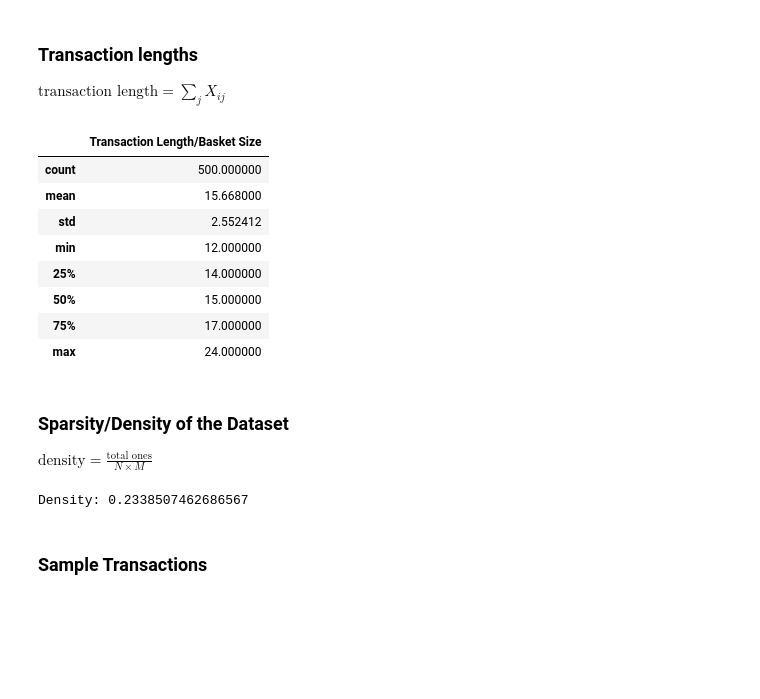
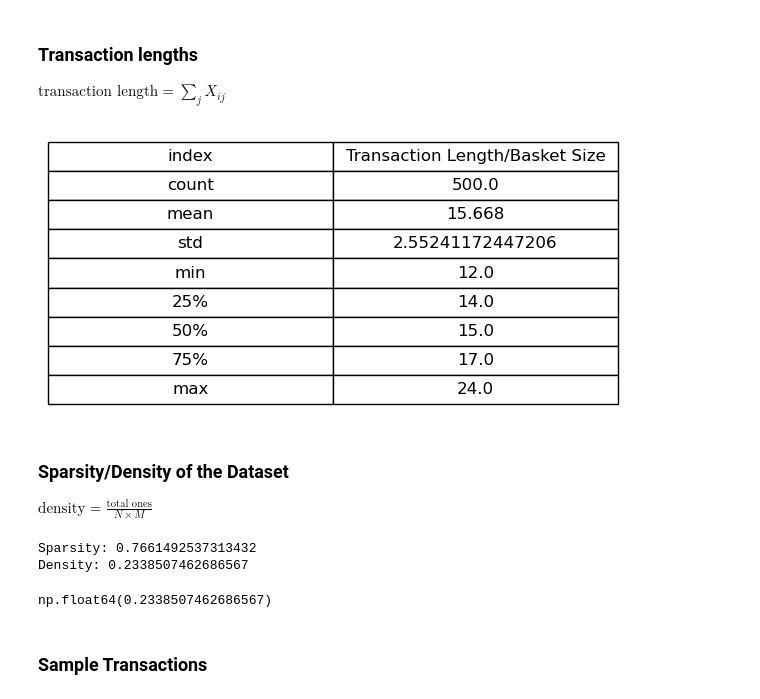
Before and after one commit to RazielLluch/CSC172-AssociationMining-Lluch, a Jupyter notebook: data_analysis.ipynb, the cells around one changed output. Saved outputs shown, nothing was run; the diff lists cells and outputs as text; code cells hidden in the pictures; blank space fills up the shorter version.

```diff
--- a/data_analysis.ipynb
+++ b/data_analysis.ipynb
@@ -36,6 +37,39 @@ df = pp.preprocess_pipeline(r"Updated_Gaming_Survey_Responses.xlsx")
 [INFO] Preprocessing pipeline complete.
 # %%
 df.to_csv('data/processed_data.csv', index=False)
+# %%
+def dataframe_to_png(
+    df,
+    output_path="table.png",
+    figsize=(10, 4),
+    font_size=12,
+    show=True,
+    include_index=False
+):
+    if include_index:
+        df = df.reset_index()
+
+    fig, ax = plt.subplots(figsize=figsize)
+    ax.axis('off')
+
+    table = ax.table(
+        cellText=df.values,
+        colLabels=df.columns,
+        loc='center',
+        cellLoc='center'
+    )
+
+    table.auto_set_font_size(False)
+    table.set_fontsize(font_size)
+    table.scale(1, 1.5)
+
+    plt.tight_layout()
+    plt.savefig(output_path, dpi=300, bbox_inches='tight')
+
+    if show:
+        plt.show()
+
+    plt.close(fig)
 # %% [markdown]
 #### Data Loading
 # %%
@@ -103,33 +132,42 @@ combined
 
 $ \text{transaction length} = \sum_{j} X_{ij} $
 # %%
-transaction_lengths = df.sum(axis=1)
+def get_transaction_lengths(df: pd.DataFrame) -> pd.Series:
+    transaction_lengths = df.sum(axis=1)
 
-basket_size = transaction_lengths.describe().to_frame(name="Transaction Length/Basket Size")
+    basket_size = transaction_lengths.describe().to_frame(name="Transaction Length/Basket Size")
+    return basket_size
 
-basket_size
+basket_size = get_transaction_lengths(df)
+dataframe_to_png(basket_size, "data/transaction_length_summary.png", figsize=(6, 3), include_index=True)
 # %% [output]
-|  | Transaction Length/Basket Size |
-| count | 500.000000 |
-| mean | 15.668000 |
-| std | 2.552412 |
-| min | 12.000000 |
-| 25% | 14.000000 |
-| 50% | 15.000000 |
-| 75% | 17.000000 |
-| max | 24.000000 |
+[figure, added]
 # %% [markdown]
 ### Sparsity/Density of the Dataset
 
 $ \text{density} = \frac{\text{total ones}}{N \times M} $
 # %%
-total_entries = df.shape[0] * df.shape[1]
-total_ones = df.values.sum()
+def find_sparsity_density(df: pd.DataFrame, metric: str = "sparsity") -> float:
 
-density = (total_ones / total_entries)
-print("Density:", density)
+    total_entries = df.shape[0] * df.shape[1]
+    total_ones = df.values.sum()
+
+    density = (total_ones / total_entries)
+    sparsity = 1 - density
+
+    if metric == "sparsity":
+        print("Sparsity:", sparsity)
+        return sparsity
+    elif metric == "density":
+        print("Density:", density)
+        return density
+
+find_sparsity_density(df, metric="sparsity")
+find_sparsity_density(df, metric="density")
 # %% [output]
+Sparsity: 0.7661492537313432
 Density: 0.2338507462686567
+np.float64(0.2338507462686567)
 # %% [markdown]
 ### Sample Transactions
 # %%
```
Also changed, not shown: parts of 7 cells of this notebook, 2 other files.
